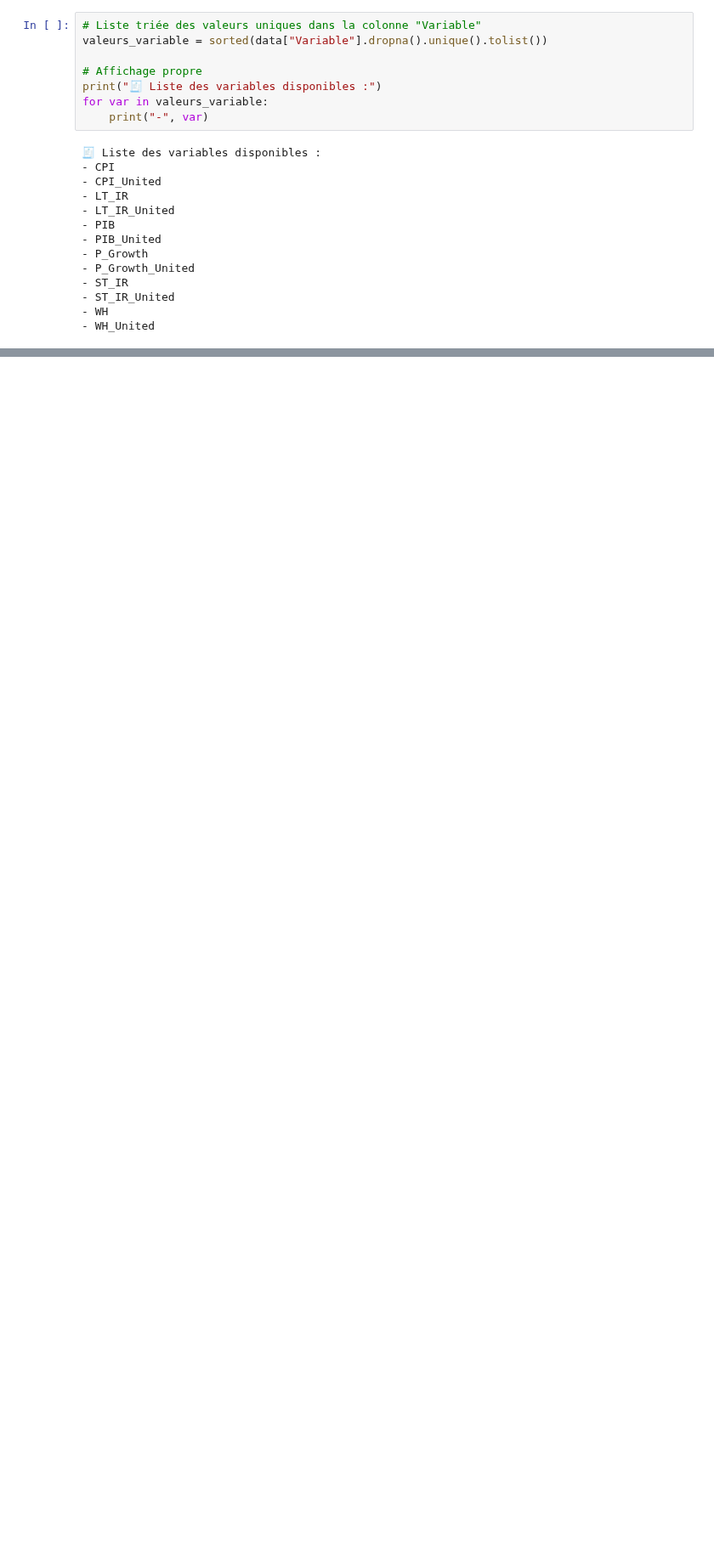
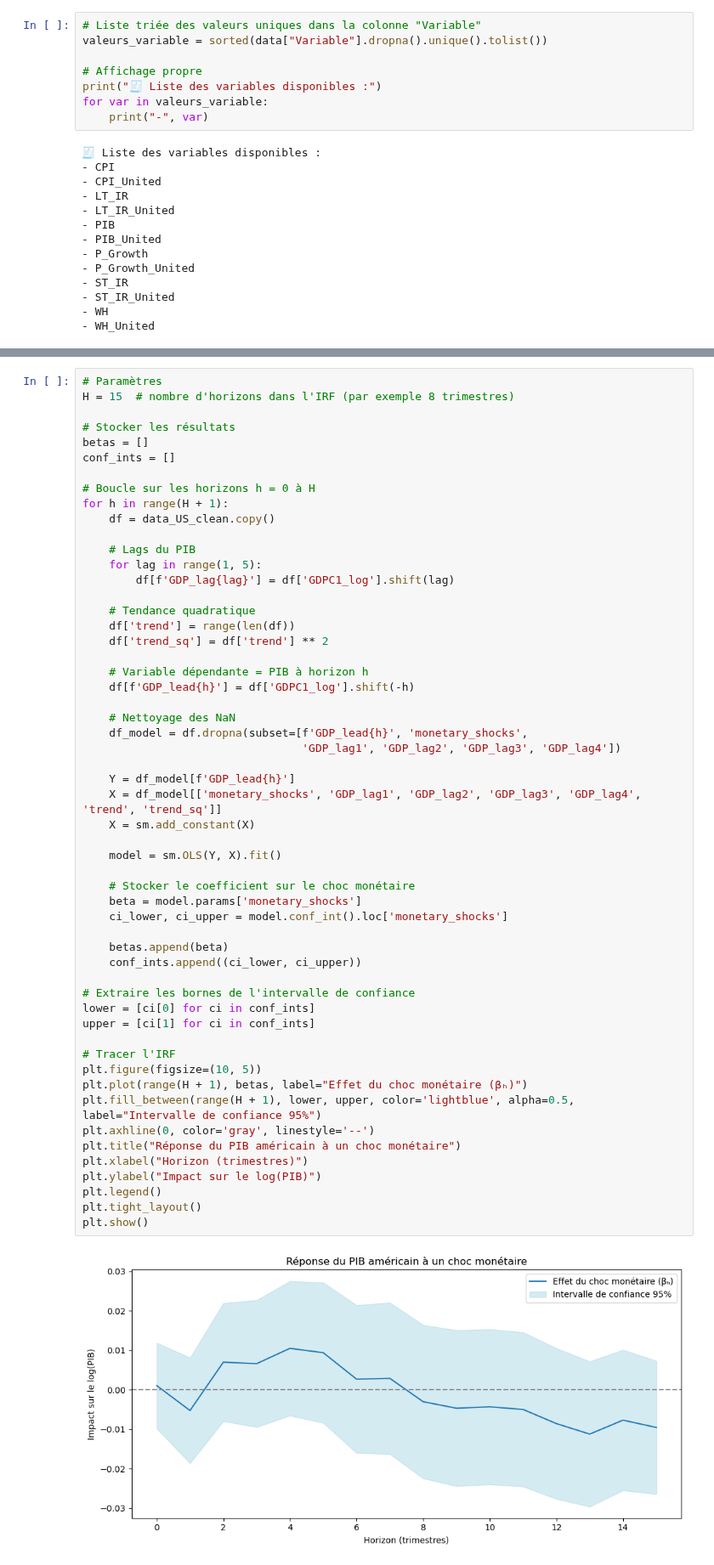
Before and after one commit to enriquealarcon01/Stat-App, a Jupyter notebook: modèle/modèle US.ipynb, the cells around one changed output, grey strips where cells are left out. Shown at 85% size. Cells and saved outputs as stored; diff of their text form; blank space fills up the shorter version.

```diff
--- a/modèle/modèle US.ipynb
+++ b/modèle/modèle US.ipynb
@@ -517,0 +547,57 @@ for var in valeurs_variable:
+# %%
+# Paramètres
+H = 15  # nombre d'horizons dans l'IRF (par exemple 8 trimestres)
+
+# Stocker les résultats
+betas = []
+conf_ints = []
+
+# Boucle sur les horizons h = 0 à H
+for h in range(H + 1):
+    df = data_US_clean.copy()
+
+    # Lags du PIB
+    for lag in range(1, 5):
+        df[f'GDP_lag{lag}'] = df['GDPC1_log'].shift(lag)
+
+    # Tendance quadratique
+    df['trend'] = range(len(df))
+    df['trend_sq'] = df['trend'] ** 2
+
+    # Variable dépendante = PIB à horizon h
+    df[f'GDP_lead{h}'] = df['GDPC1_log'].shift(-h)
+
+    # Nettoyage des NaN
+    df_model = df.dropna(subset=[f'GDP_lead{h}', 'monetary_shocks',
+                                 'GDP_lag1', 'GDP_lag2', 'GDP_lag3', 'GDP_lag4'])
+
+    Y = df_model[f'GDP_lead{h}']
+    X = df_model[['monetary_shocks', 'GDP_lag1', 'GDP_lag2', 'GDP_lag3', 'GDP_lag4', 'trend', 'trend_sq']]
+    X = sm.add_constant(X)
+
+    model = sm.OLS(Y, X).fit()
+
+    # Stocker le coefficient sur le choc monétaire
+    beta = model.params['monetary_shocks']
+    ci_lower, ci_upper = model.conf_int().loc['monetary_shocks']
+
+    betas.append(beta)
+    conf_ints.append((ci_lower, ci_upper))
+
+# Extraire les bornes de l'intervalle de confiance
+lower = [ci[0] for ci in conf_ints]
+upper = [ci[1] for ci in conf_ints]
+
+# Tracer l'IRF
+plt.figure(figsize=(10, 5))
+plt.plot(range(H + 1), betas, label="Effet du choc monétaire (βₕ)")
+plt.fill_between(range(H + 1), lower, upper, color='lightblue', alpha=0.5, label="Intervalle de confiance 95%")
+plt.axhline(0, color='gray', linestyle='--')
+plt.title("Réponse du PIB américain à un choc monétaire")
+plt.xlabel("Horizon (trimestres)")
+plt.ylabel("Impact sur le log(PIB)")
+plt.legend()
+plt.tight_layout()
+plt.show()
+# %% [output]
+[figure, added]
```
Also changed, not shown: parts of 16 cells of this notebook, 2 other files.
